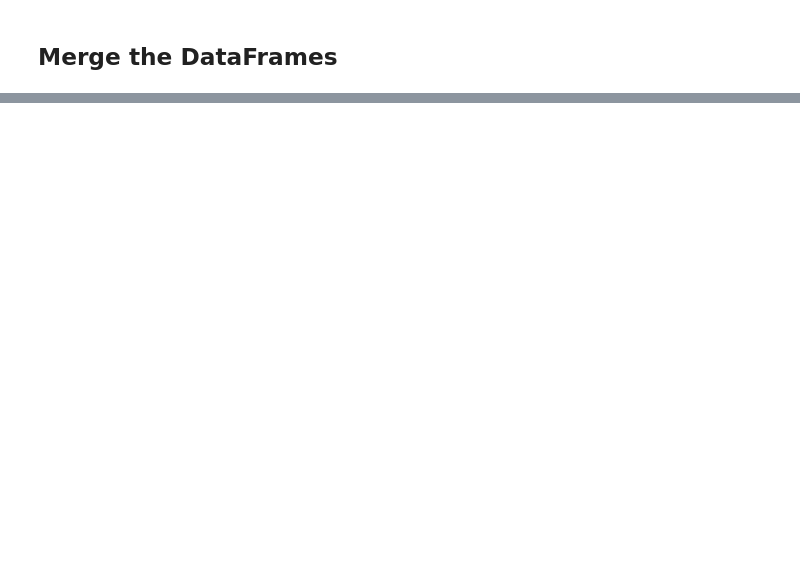
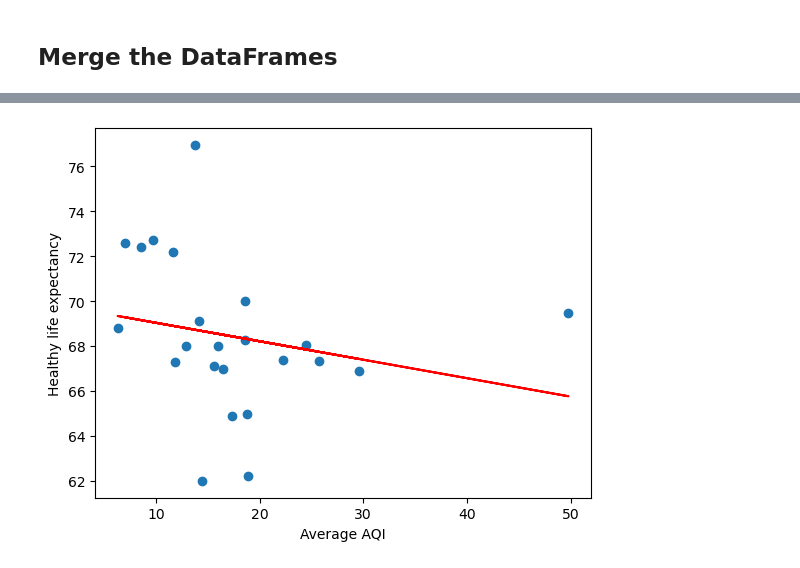
Before and after one commit to Mikeg14119/project1, a Jupyter notebook: project1/Project_Working.ipynb, the cells around one changed output, grey strips where cells are left out. Cells and saved outputs as stored; diff of their text form; code cells hidden in the pictures; blank space fills up the shorter version.

```diff
--- a/project1/Project_Working.ipynb
+++ b/project1/Project_Working.ipynb
@@ -169,0 +171,6 @@ gym_data_df
+# %%
+AQI_city_df = pd.read_csv('AQI_by_city.csv')
+
+AQI_city_df = AQI_city_df.rename(columns={'2021' : '2021 AQI'})
+
+AQI_city_df
@@ -169,0 +237,8 @@ gym_data_df
+# %%
+# Compute the average AQI for each country
+avg_aqi_by_country = AQI_city_df.groupby(['Country'])['2021 AQI'].mean().reset_index()
+
+# Rename the '2021 AQI' column to 'Average AQI'
+avg_aqi_by_country = avg_aqi_by_country.rename(columns={'2021 AQI': 'Average AQI (2021)'})
+
+avg_aqi_by_country
@@ -217,0 +309,9 @@ merged_df2
+# %%
+merged_df3 = merged_df2.merge(avg_aqi_by_country, on='Country', how='left')
+
+merged_df3['Obesity Rate in Adults (2016)'] = merged_df3['Obesity Rate in Adults (2016)'].str.replace('%', '').str.strip()
+merged_df3['Obesity Rate in Adults (2016)'] = merged_df3['Obesity Rate in Adults (2016)'].astype(float)
+merged_df3['Average AQI (2021)'] = merged_df3['Average AQI (2021)'].astype(float)
+merged_df3["Average AQI (2021)"] = merged_df3["Average AQI (2021)"].round(1)
+
+merged_df3
@@ -217,0 +344,17 @@ merged_df2
+# %%
+# Create a Scatter plot of AQI vs Healthy life expectancy
+merged_df4 = merged_df3.dropna(subset=['Average AQI (2021)'])
+
+plt.scatter(merged_df4['Average AQI (2021)'], merged_df4['Healthy life expectancy'])
+plt.xlabel('Average AQI')
+plt.ylabel('Healthy life expectancy')
+
+# Create line of best fit
+x = merged_df4['Average AQI (2021)']
+y = merged_df4['Healthy life expectancy']
+m, b = np.polyfit(x, y, 1)
+plt.plot(x, m*x + b, color='red')
+
+plt.show()
+# %% [output]
+[figure, added]
```
Also changed, not shown: parts of 24 cells of this notebook, 1 other file.
